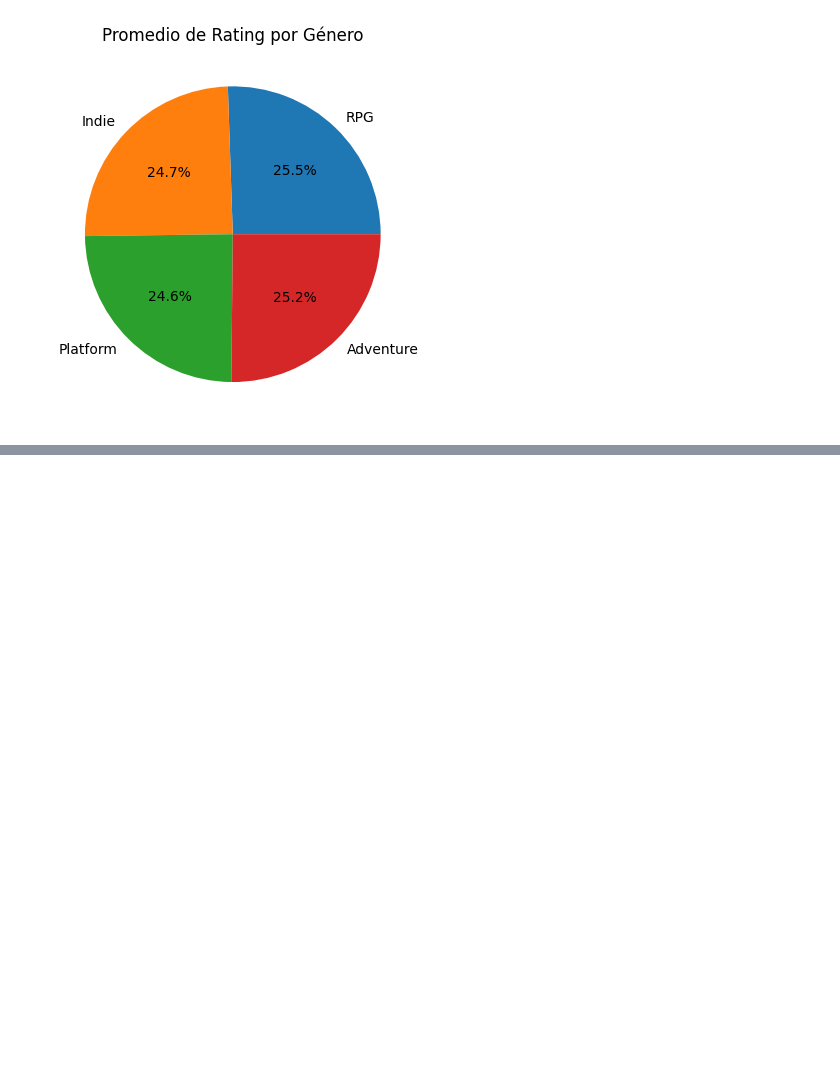
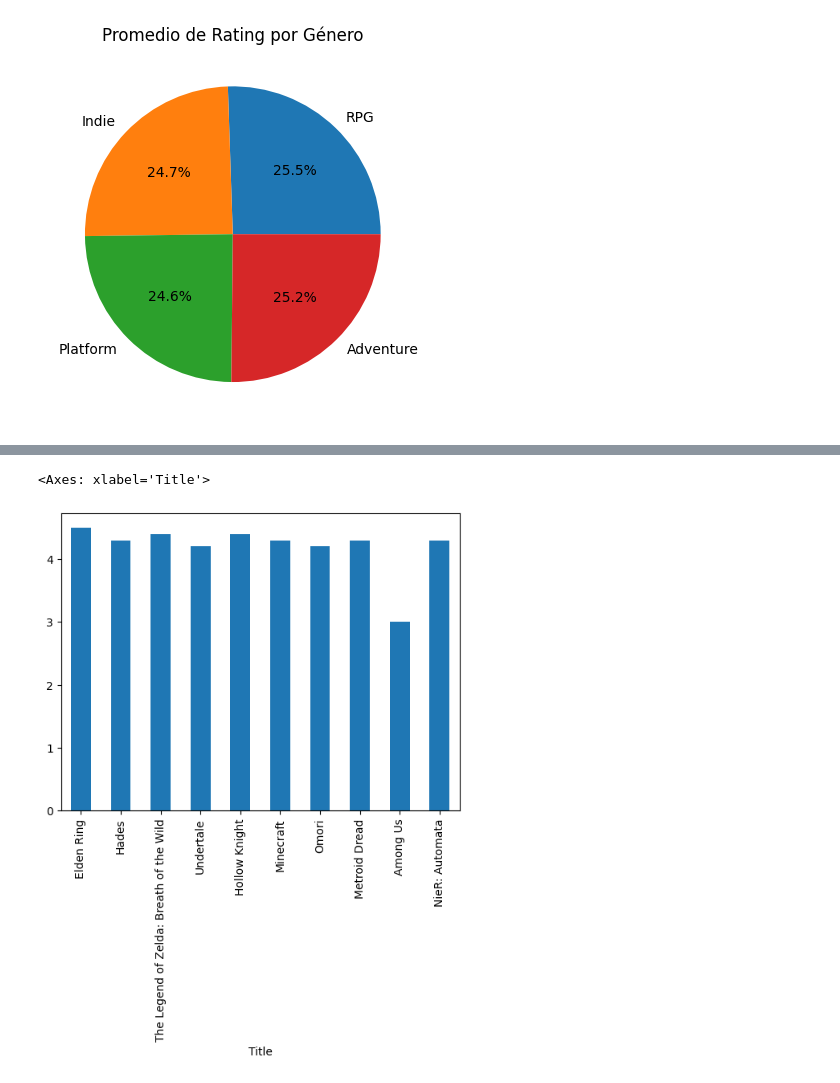
Before and after one commit to francoS18/python-1-semestre, a Jupyter notebook: Jupyter/04-pandas.ipynb, the cells around one changed output, grey strips where cells are left out. Saved outputs shown, nothing was run; the diff lists cells and outputs as text; code cells hidden in the pictures; blank space fills up the shorter version.

```diff
--- a/Jupyter/04-pandas.ipynb
+++ b/Jupyter/04-pandas.ipynb
@@ -281,0 +297,3 @@ Name: Rating, Length: 1512, dtype: float64
+# %%
+datos_grafico = datos.head(10)
+datos_grafico
@@ -282 +313,7 @@ Name: Rating, Length: 1512, dtype: float64
+# %%
+datos_grafico.set_index('Title', inplace=True)
+datos_grafico['Rating'].plot(kind="bar")
+# %% [output]
+<Axes: xlabel='Title'>
+[figure, added]
 # %%
```
Also changed, not shown: parts of 7 cells of this notebook, 2 other files.
